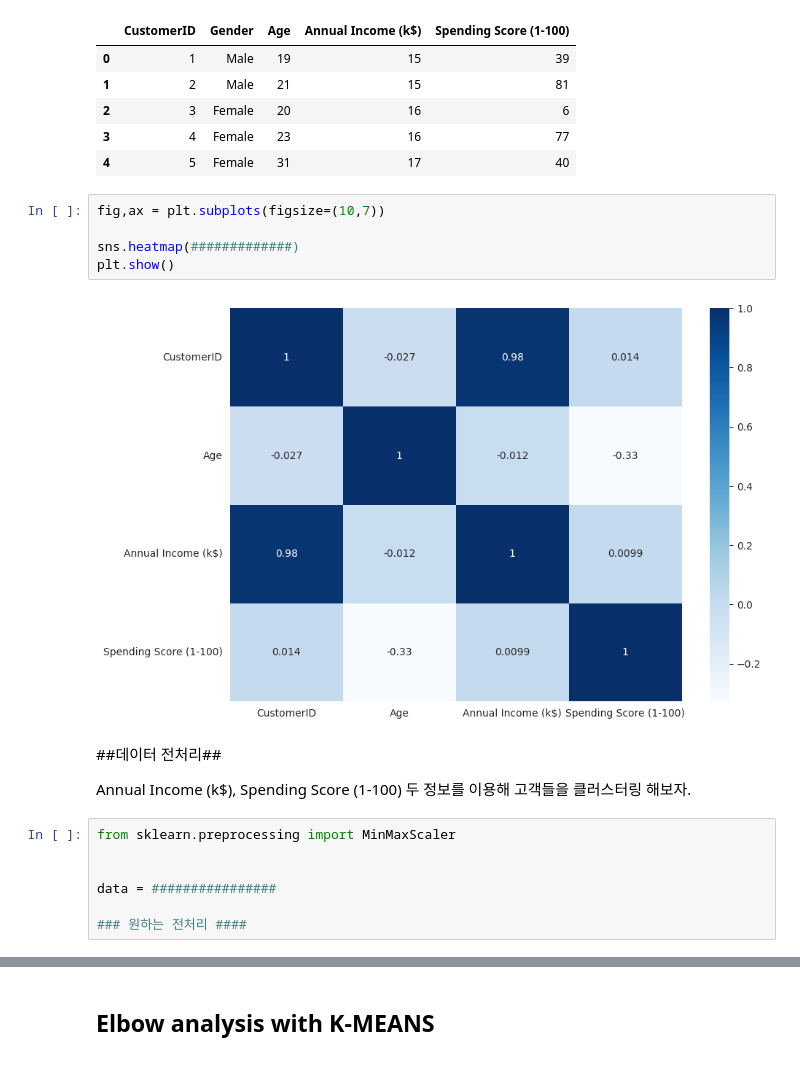
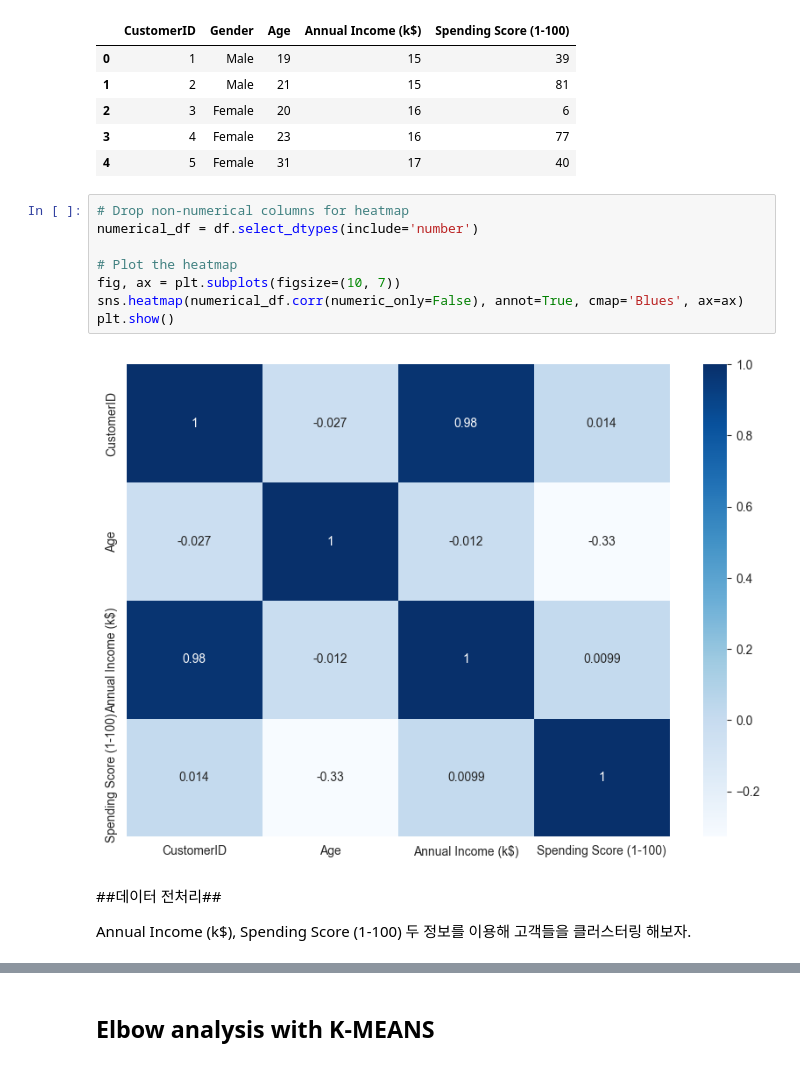
Before and after one commit to kim001hs/AI_introduction, a Jupyter notebook: [AI_Assignment3]_Clustering.ipynb, the cells around one changed output, grey strips where cells are left out. Saved outputs shown, nothing was run; the diff lists cells and outputs as text.

```diff
--- a/[AI_Assignment3]_Clustering.ipynb
+++ b/[AI_Assignment3]_Clustering.ipynb
@@ -214,21 +214,17 @@ df.head()
 | 2 | 3 | Female | 20 | 16 | 6 |
 | 3 | 4 | Female | 23 | 16 | 77 |
 | 4 | 5 | Female | 31 | 17 | 40 |
-# %%
-fig,ax = plt.subplots(figsize=(10,7))
-
-sns.heatmap(#############)
-plt.show()
-# %% [output]
-[figure, removed]
+# %%
+# Drop non-numerical columns for heatmap
+numerical_df = df.select_dtypes(include='number')
+
+# Plot the heatmap
+fig, ax = plt.subplots(figsize=(10, 7))
+sns.heatmap(numerical_df.corr(numeric_only=False), annot=True, cmap='Blues', ax=ax)
+plt.show()
+# %% [output]
+[figure, added]
 # %% [markdown]
 ##데이터 전처리##
 
 Annual Income (k$), Spending Score (1-100) 두 정보를 이용해 고객들을 클러스터링 해보자.
-# %%
-from sklearn.preprocessing import MinMaxScaler
-
-
-data = ################
-
-### 원하는 전처리 ####
```
Also changed, not shown: parts of 10 cells of this notebook, 2 other files.
